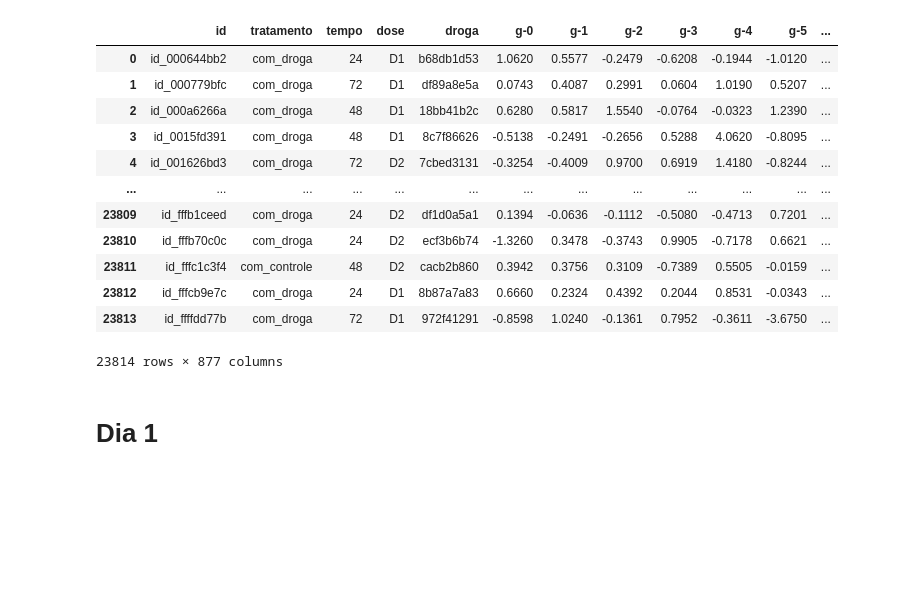
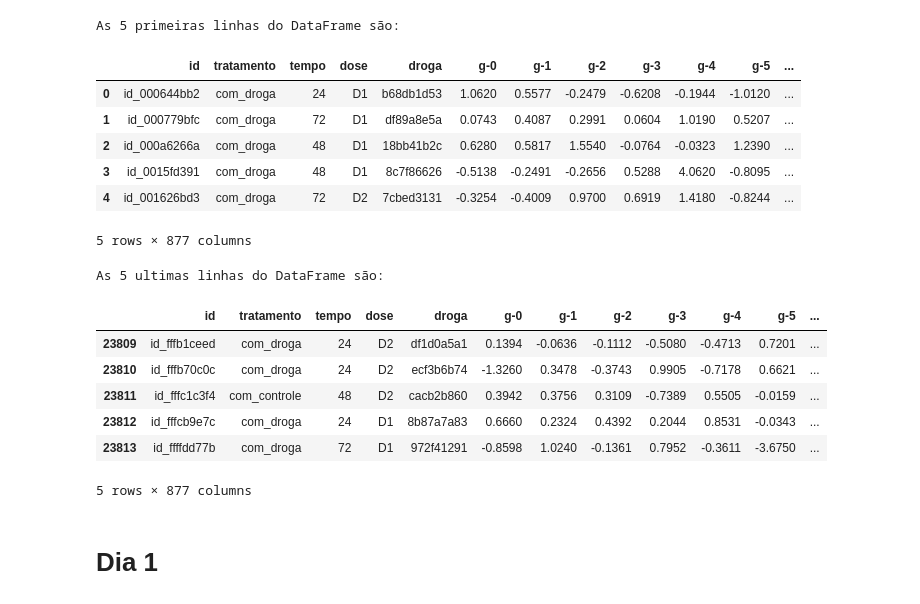
Before and after one commit to axeljunior/Alura-ImersaoDados, a Jupyter notebook: Imersão_Dados.ipynb, the cells around one changed output. Drawn from its saved outputs; the diff is of its cells as text; code cells hidden in the pictures; blank space fills up the shorter version.

```diff
--- a/Imersão_Dados.ipynb
+++ b/Imersão_Dados.ipynb
@@ -2,25 +2,35 @@
 <a href="https://colab.research.google.com/github/axeljunior/Alura-ImersaoDados/blob/main/Imers%C3%A3o_Dados.ipynb" target="_parent"><img src="https://colab.research.google.com/assets/colab-badge.svg" alt="Open In Colab"/></a>
 # %%
 import pandas as pd
+import matplotlib.pyplot as plt
+import seaborn as sns
 
 urlBaseDeDados = 'https://github.com/alura-cursos/imersaodados3/blob/main/dados/dados_experimentos.zip?raw=true'
 
 dados = pd.read_csv(urlBaseDeDados, compression = 'zip')
-
-dados
-# %% [output]
-|  | id | tratamento | tempo | dose | droga | g-0 | g-1 | g-2 | g-3 | g-4 | g-5 | ... |
-| 0 | id_000644bb2 | com_droga | 24 | D1 | b68db1d53 | 1.0620 | 0.5577 | -0.2479 | -0.6208 | -0.1944 | -1.0120 | ... |
-| 1 | id_000779bfc | com_droga | 72 | D1 | df89a8e5a | 0.0743 | 0.4087 | 0.2991 | 0.0604 | 1.0190 | 0.5207 | ... |
-| 2 | id_000a6266a | com_droga | 48 | D1 | 18bb41b2c | 0.6280 | 0.5817 | 1.5540 | -0.0764 | -0.0323 | 1.2390 | ... |
-| 3 | id_0015fd391 | com_droga | 48 | D1 | 8c7f86626 | -0.5138 | -0.2491 | -0.2656 | 0.5288 | 4.0620 | -0.8095 | ... |
-| 4 | id_001626bd3 | com_droga | 72 | D2 | 7cbed3131 | -0.3254 | -0.4009 | 0.9700 | 0.6919 | 1.4180 | -0.8244 | ... |
-| ... | ... | ... | ... | ... | ... | ... | ... | ... | ... | ... | ... | ... |
-| 23809 | id_fffb1ceed | com_droga | 24 | D2 | df1d0a5a1 | 0.1394 | -0.0636 | -0.1112 | -0.5080 | -0.4713 | 0.7201 | ... |
-| 23810 | id_fffb70c0c | com_droga | 24 | D2 | ecf3b6b74 | -1.3260 | 0.3478 | -0.3743 | 0.9905 | -0.7178 | 0.6621 | ... |
-| 23811 | id_fffc1c3f4 | com_controle | 48 | D2 | cacb2b860 | 0.3942 | 0.3756 | 0.3109 | -0.7389 | 0.5505 | -0.0159 | ... |
-| 23812 | id_fffcb9e7c | com_droga | 24 | D1 | 8b87a7a83 | 0.6660 | 0.2324 | 0.4392 | 0.2044 | 0.8531 | -0.0343 | ... |
-| 23813 | id_ffffdd77b | com_droga | 72 | D1 | 972f41291 | -0.8598 | 1.0240 | -0.1361 | 0.7952 | -0.3611 | -3.6750 | ... |
-23814 rows × 877 columns
+# %%
+print('====== As 5 primeiras linhas do DataFrame são: ======')
+dados.head()
+# %% [output]
+As 5 primeiras linhas do DataFrame são:
+|  | id | tratamento | tempo | dose | droga | g-0 | g-1 | g-2 | g-3 | g-4 | g-5 | ... |
+| 0 | id_000644bb2 | com_droga | 24 | D1 | b68db1d53 | 1.0620 | 0.5577 | -0.2479 | -0.6208 | -0.1944 | -1.0120 | ... |
+| 1 | id_000779bfc | com_droga | 72 | D1 | df89a8e5a | 0.0743 | 0.4087 | 0.2991 | 0.0604 | 1.0190 | 0.5207 | ... |
+| 2 | id_000a6266a | com_droga | 48 | D1 | 18bb41b2c | 0.6280 | 0.5817 | 1.5540 | -0.0764 | -0.0323 | 1.2390 | ... |
+| 3 | id_0015fd391 | com_droga | 48 | D1 | 8c7f86626 | -0.5138 | -0.2491 | -0.2656 | 0.5288 | 4.0620 | -0.8095 | ... |
+| 4 | id_001626bd3 | com_droga | 72 | D2 | 7cbed3131 | -0.3254 | -0.4009 | 0.9700 | 0.6919 | 1.4180 | -0.8244 | ... |
+5 rows × 877 columns
+# %%
+print('====== As 5 ultimas linhas do DataFrame são: ======')
+dados.tail()
+# %% [output]
+As 5 ultimas linhas do DataFrame são:
+|  | id | tratamento | tempo | dose | droga | g-0 | g-1 | g-2 | g-3 | g-4 | g-5 | ... |
+| 23809 | id_fffb1ceed | com_droga | 24 | D2 | df1d0a5a1 | 0.1394 | -0.0636 | -0.1112 | -0.5080 | -0.4713 | 0.7201 | ... |
+| 23810 | id_fffb70c0c | com_droga | 24 | D2 | ecf3b6b74 | -1.3260 | 0.3478 | -0.3743 | 0.9905 | -0.7178 | 0.6621 | ... |
+| 23811 | id_fffc1c3f4 | com_controle | 48 | D2 | cacb2b860 | 0.3942 | 0.3756 | 0.3109 | -0.7389 | 0.5505 | -0.0159 | ... |
+| 23812 | id_fffcb9e7c | com_droga | 24 | D1 | 8b87a7a83 | 0.6660 | 0.2324 | 0.4392 | 0.2044 | 0.8531 | -0.0343 | ... |
+| 23813 | id_ffffdd77b | com_droga | 72 | D1 | 972f41291 | -0.8598 | 1.0240 | -0.1361 | 0.7952 | -0.3611 | -3.6750 | ... |
+5 rows × 877 columns
 # %% [markdown]
 # Dia 1
```
Also changed, not shown: parts of 15 cells of this notebook.
